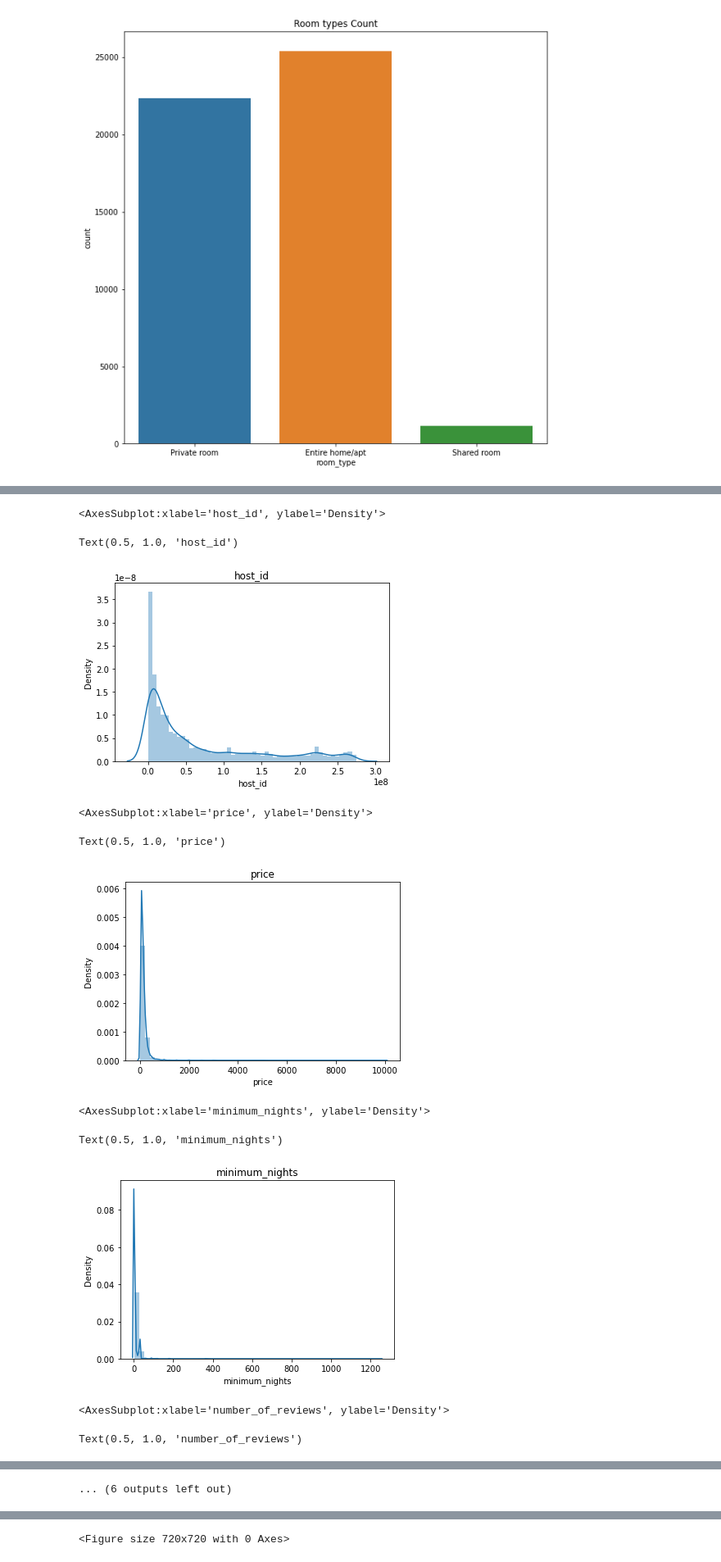
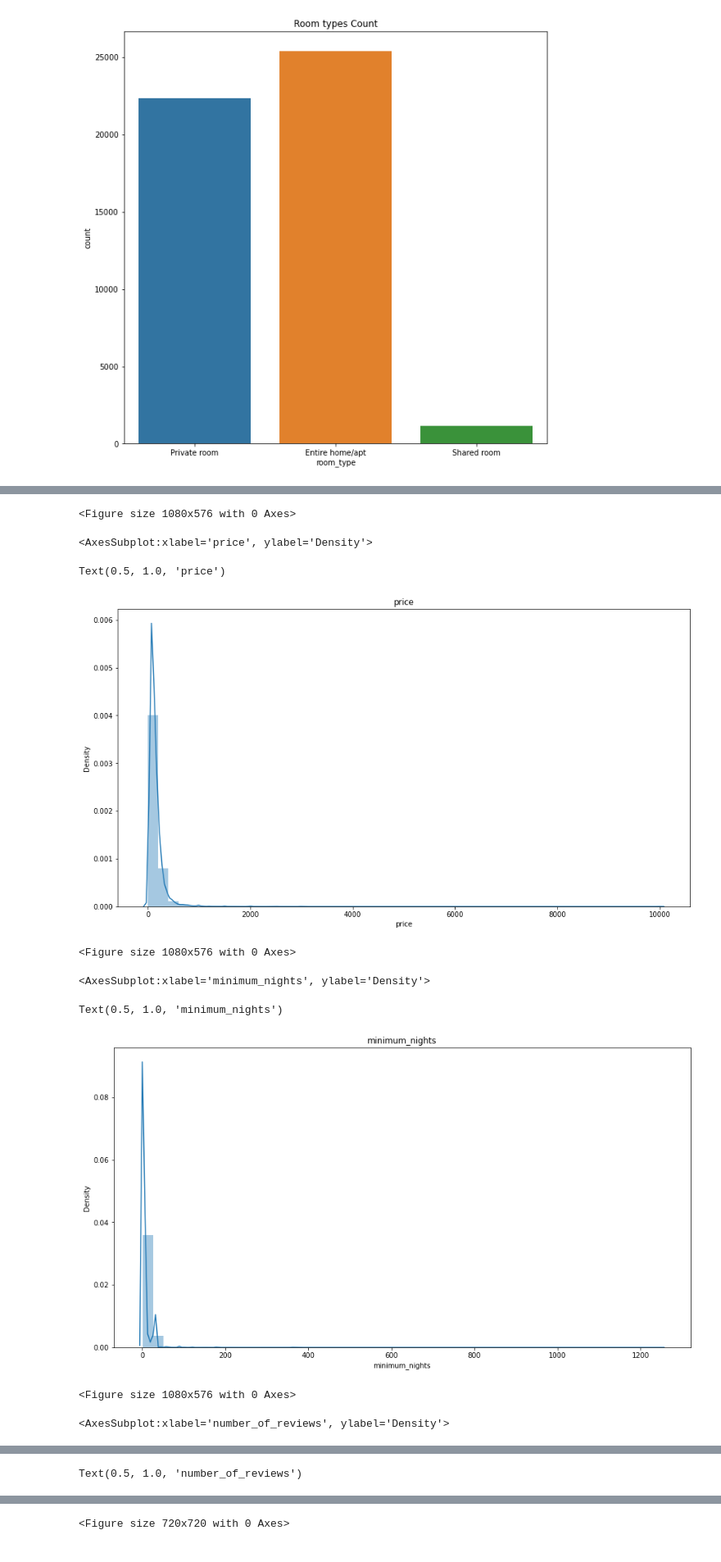
Before and after one commit to JoshRodz027/Airbnb_price_optimization, a Jupyter notebook: EDA.ipynb, the cells around one changed output, grey strips where cells are left out. Shown: that part at 82% size. Saved outputs shown, nothing was run; the diff lists cells and outputs as text; code cells hidden in the pictures.

```diff
--- a/EDA.ipynb
+++ b/EDA.ipynb
@@ -139,7 +141,3 @@ df.drop_duplicates(inplace=True)
 0
 # %% [markdown]
 ### Minor data cleanup
-# %%
-# Drop unused or quantitatively insignificant columns
-df.drop(['name','id','host_name','last_review'], axis=1, inplace=True)
-df.dtypes
@@ -160,3 +167,6 @@ dtype: object
+# %%
+# Clean reviews per month NaN == 0.0
+df['reviews_per_month'] = df['reviews_per_month'].fillna(0)
 # %%
 df.head()
 df.shape
@@ -186,6 +215,9 @@ top_host
 200380610     65
 7503643       52
 Name: host_id, dtype: int64
+# %%
+# Drop unused or quantitatively insignificant columns
+df.drop(['name','id','host_name','last_review',"host_id"], axis=1, inplace=True)
 # %% [markdown]
 ##### Distribution of object columns
 # %%
@@ -227,7 +259,9 @@ Text(0.5, 1.0, 'Room types Count')
   for i in range(df.shape[1]):
     if df[df.columns[i]].dtype =='O' :
         x=df.columns[i]
+        plt.figure(figsize=(15,8))
         df[x].value_counts().plot(kind='bar')
         plt.title(x)
+        plt.ylabel('count')
         plt.show()
 # %% [output]
@@ -245,23 +285,22 @@ Text(0.5, 1.0, 'room_type')
 # %%
 # Distribution of each int64 columns data point
 
 for i in range(df.shape[1]):
 
     if df[df.columns[i]].dtype =='int64' :
-
+        plt.figure(figsize=(15,8))
         z = df.columns[i]
         sns.distplot(df[z])
         plt.title(z)
         plt.show()
 # %% [output]
-<AxesSubplot:xlabel='host_id', ylabel='Density'>
+<Figure size 1080x576 with 0 Axes>
-Text(0.5, 1.0, 'host_id')
+<AxesSubplot:xlabel='price', ylabel='Density'>
+Text(0.5, 1.0, 'price')
-[figure, old version]
+[figure, new version]
-<AxesSubplot:xlabel='price', ylabel='Density'>
-Text(0.5, 1.0, 'price')
+<Figure size 1080x576 with 0 Axes>
-[figure, old version]
 <AxesSubplot:xlabel='minimum_nights', ylabel='Density'>
 Text(0.5, 1.0, 'minimum_nights')
-[figure, old version]
+[figure, new version]
-<AxesSubplot:xlabel='number_of_reviews', ylabel='Density'>
+<Figure size 1080x576 with 0 Axes>
-Text(0.5, 1.0, 'number_of_reviews')
+<AxesSubplot:xlabel='number_of_reviews', ylabel='Density'>
@@ -269 +307 @@ Text(0.5, 1.0, 'number_of_reviews')
-... (6 outputs left out)
+Text(0.5, 1.0, 'number_of_reviews')
```
Also changed, not shown: parts of 43 cells of this notebook, 1 other file.
